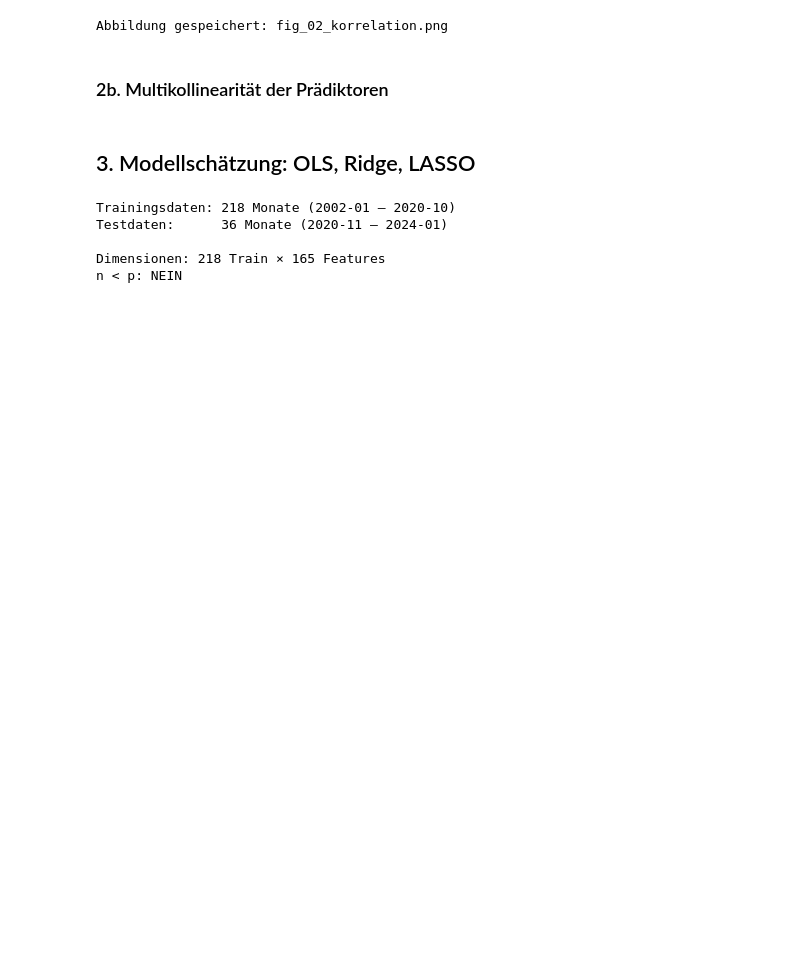
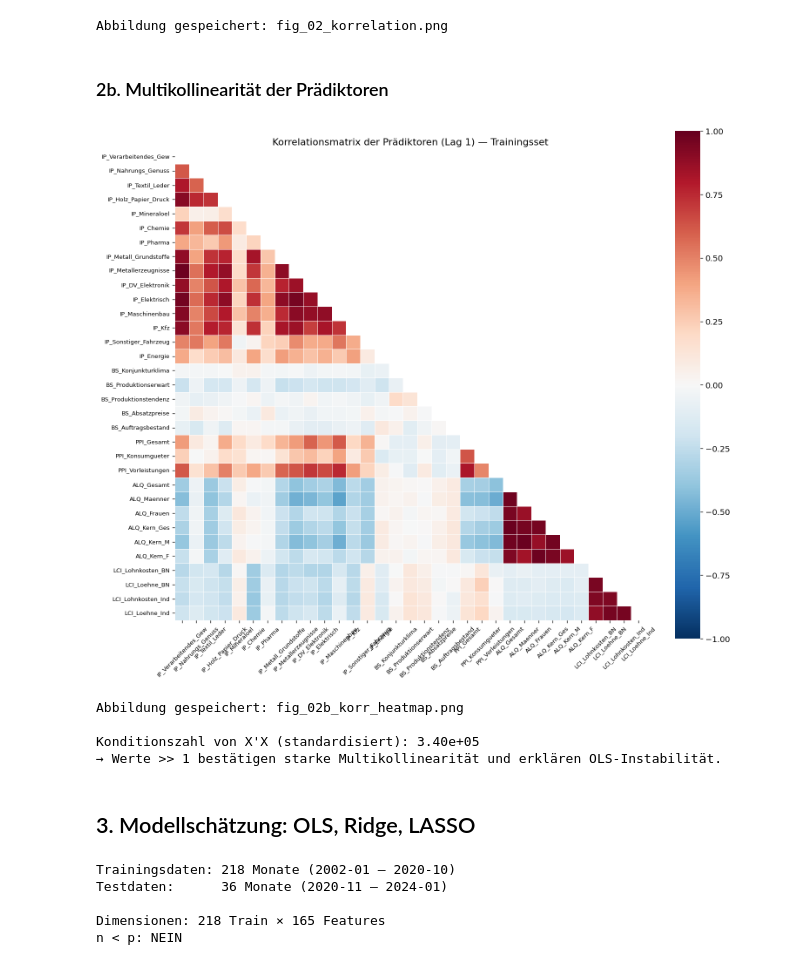
Before and after one commit to antonpstahl/RIDGE-LASSO-Inflation-Econometrics-SS26, a Jupyter notebook: notebooks/LASSO_Ridge_Inflationsprognose.ipynb, the cells around one changed output. Cells and saved outputs as stored; diff of their text form; code cells hidden in the pictures; blank space fills up the shorter version.

```diff
--- a/notebooks/LASSO_Ridge_Inflationsprognose.ipynb
+++ b/notebooks/LASSO_Ridge_Inflationsprognose.ipynb
@@ -386,30 +407,40 @@ Abbildung gespeichert: fig_02_korrelation.png
 # %%
 # ── Multikollinearität der Prädiktoren (motiviert Ridge) ─────────────────────
 # fig_02 zeigt Korrelation mit y; hier: Korrelationen *unter* den Prädiktoren.
 # Hohe gegenseitige Korrelationen → schlecht konditioniertes X'X → OLS-Overfitting.
-pred_l1 = X_train[[c for c in X_train.columns if c.endswith("_L1")]]
+# _n_test=36 spiegelt TEST_MONTHS aus Abschnitt 3 (bewusste Vorwärtsreferenz vermieden).
+_n_test = 36
+_Xtr = X.iloc[:-_n_test]
+pred_l1 = _Xtr[[c for c in _Xtr.columns if c.endswith("_L1")]]
 
 fig, ax = plt.subplots(figsize=(13, 11))
 corr_pred = pred_l1.corr()
 mask = np.triu(np.ones_like(corr_pred, dtype=bool))
 sns.heatmap(
     corr_pred, mask=mask, cmap="RdBu_r", center=0,
     vmin=-1, vmax=1, square=True, linewidths=0.3, ax=ax,
     xticklabels=[c.replace("_L1", "") for c in pred_l1.columns],
     yticklabels=[c.replace("_L1", "") for c in pred_l1.columns],
 )
 ax.set_title("Korrelationsmatrix der Prädiktoren (Lag 1) — Trainingsset")
 ax.tick_params(axis="x", rotation=45, labelsize=8)
 ax.tick_params(axis="y", rotation=0,  labelsize=8)
 plt.tight_layout()
 plt.savefig("results/figures/fig_02b_korr_heatmap.png", bbox_inches="tight")
 plt.show()
 print("Abbildung gespeichert: fig_02b_korr_heatmap.png")
 
 # Konditionszahl von X'X (standardisiert)
-cond_XtX = np.linalg.cond(X_train_s.T @ X_train_s)
+_Xtr_s = StandardScaler().fit_transform(_Xtr)
+cond_XtX = np.linalg.cond(_Xtr_s.T @ _Xtr_s)
 print(f"\nKonditionszahl von X'X (standardisiert): {cond_XtX:.2e}")
 print("→ Werte >> 1 bestätigen starke Multikollinearität und erklären OLS-Instabilität.")
+# %% [output]
+[figure, added]
+Abbildung gespeichert: fig_02b_korr_heatmap.png
+
+Konditionszahl von X'X (standardisiert): 3.40e+05
+→ Werte >> 1 bestätigen starke Multikollinearität und erklären OLS-Instabilität.
 # %% [markdown]
 ## 3. Modellschätzung: OLS, Ridge, LASSO
 # %%
```
Also changed, not shown: parts of 29 cells of this notebook, 22 other files.
